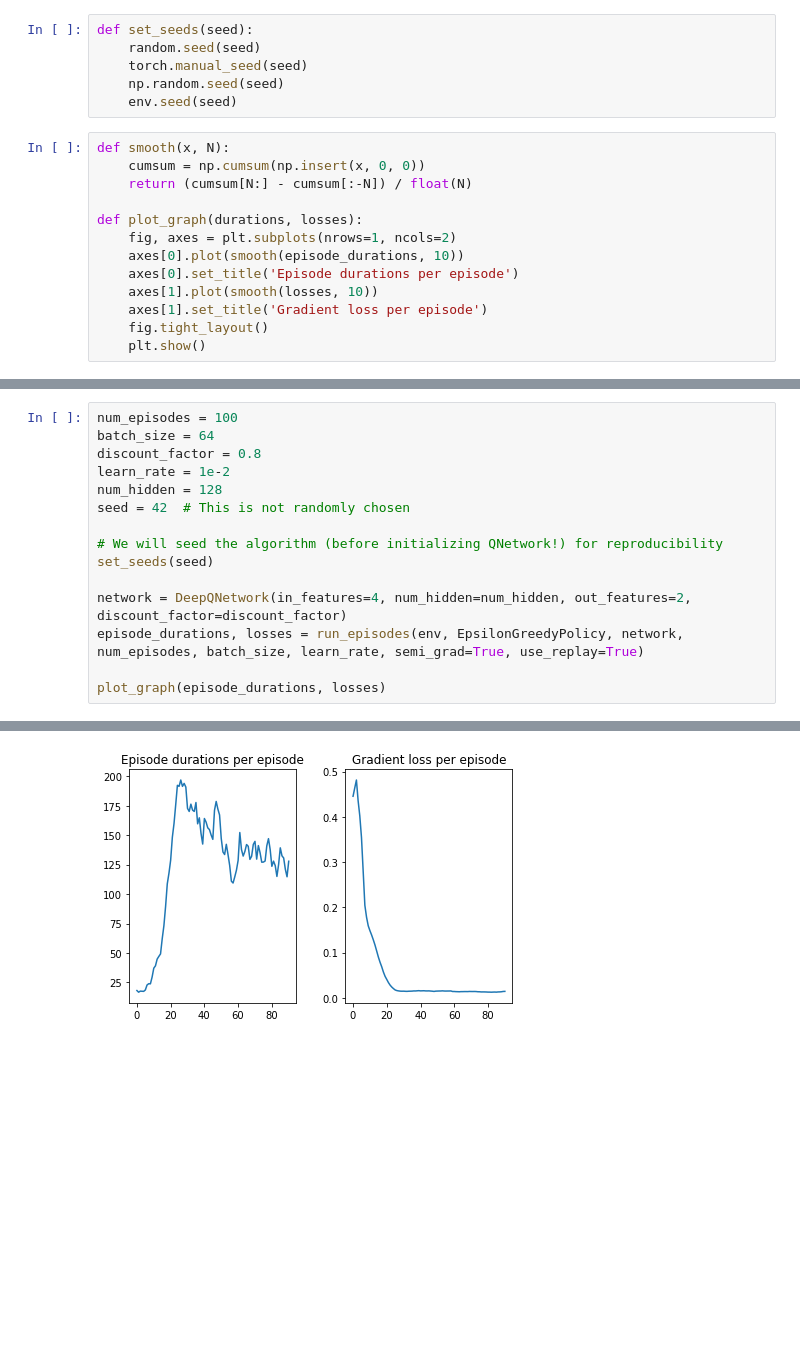
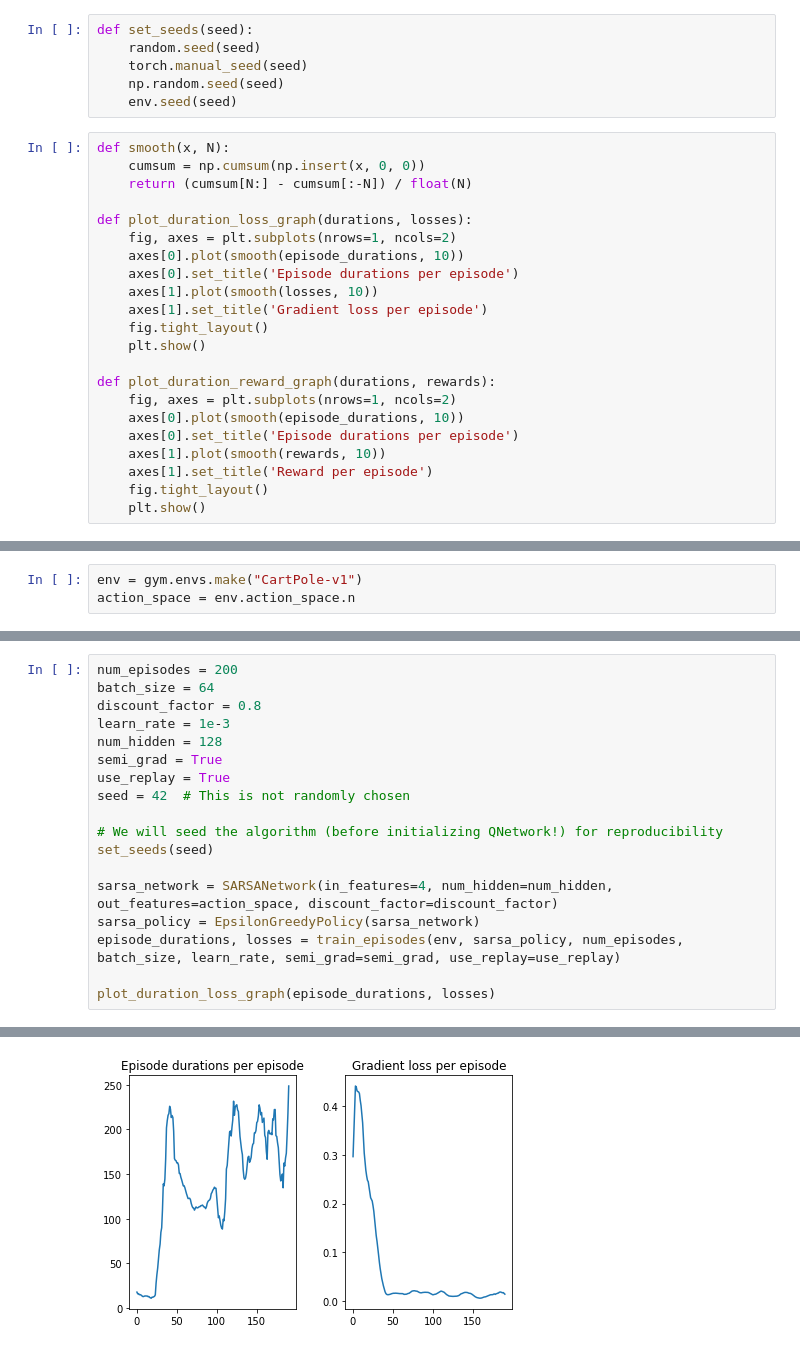
Before and after one commit to TK98/Reinforcement_Learning_Project, a Jupyter notebook: project_demonstration.ipynb, the cells around one changed output, grey strips where cells are left out. Saved outputs shown, nothing was run; the diff lists cells and outputs as text; blank space fills up the shorter version.

```diff
--- a/project_demonstration.ipynb
+++ b/project_demonstration.ipynb
@@ -28,7 +29,7 @@ def smooth(x, N):
     cumsum = np.cumsum(np.insert(x, 0, 0))
     return (cumsum[N:] - cumsum[:-N]) / float(N)
 
-def plot_graph(durations, losses):
+def plot_duration_loss_graph(durations, losses):
     fig, axes = plt.subplots(nrows=1, ncols=2)
     axes[0].plot(smooth(episode_durations, 10))
     axes[0].set_title('Episode durations per episode')
@@ -36,3 +37,12 @@ def plot_graph(durations, losses):
     axes[1].set_title('Gradient loss per episode')
     fig.tight_layout()
     plt.show()
+
+def plot_duration_reward_graph(durations, rewards):
+    fig, axes = plt.subplots(nrows=1, ncols=2)
+    axes[0].plot(smooth(episode_durations, 10))
+    axes[0].set_title('Episode durations per episode')
+    axes[1].plot(smooth(rewards, 10))
+    axes[1].set_title('Reward per episode')
+    fig.tight_layout()
+    plt.show()
@@ -39 +51,4 @@ def plot_graph(durations, losses):
+# %%
+env = gym.envs.make("CartPole-v1")
+action_space = env.action_space.n
 # %% [markdown]
@@ -41,17 +126,20 @@ def plot_graph(durations, losses):
 # %%
-num_episodes = 100
+num_episodes = 200
 batch_size = 64
 discount_factor = 0.8
-learn_rate = 1e-2
+learn_rate = 1e-3
 num_hidden = 128
+semi_grad = True
+use_replay = True
 seed = 42  # This is not randomly chosen
 
 # We will seed the algorithm (before initializing QNetwork!) for reproducibility
 set_seeds(seed)
 
-network = DeepQNetwork(in_features=4, num_hidden=num_hidden, out_features=2, discount_factor=discount_factor)
-episode_durations, losses = run_episodes(env, EpsilonGreedyPolicy, network, num_episodes, batch_size, learn_rate, semi_grad=True, use_replay=True)
+sarsa_network = SARSANetwork(in_features=4, num_hidden=num_hidden, out_features=action_space, discount_factor=discount_factor)
+sarsa_policy = EpsilonGreedyPolicy(sarsa_network)
+episode_durations, losses = train_episodes(env, sarsa_policy, num_episodes, batch_size, learn_rate, semi_grad=semi_grad, use_replay=use_replay)
 
-plot_graph(episode_durations, losses)
+plot_duration_loss_graph(episode_durations, losses)
 # %% [output]
  Episode 0 finished after 29 steps
@@ -67 +165 @@ plot_graph(episode_durations, losses)
-[figure, old version]
+[figure, new version]
```
Also changed, not shown: parts of 15 cells of this notebook, 7 other files.
